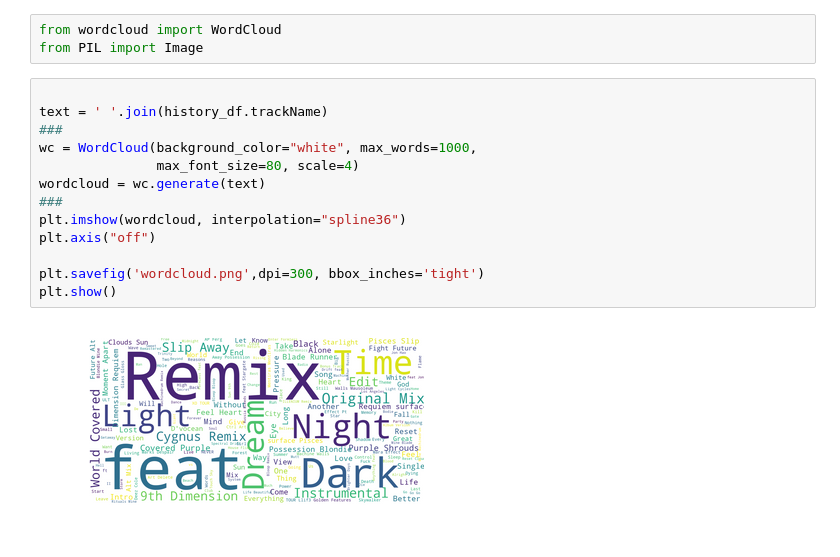
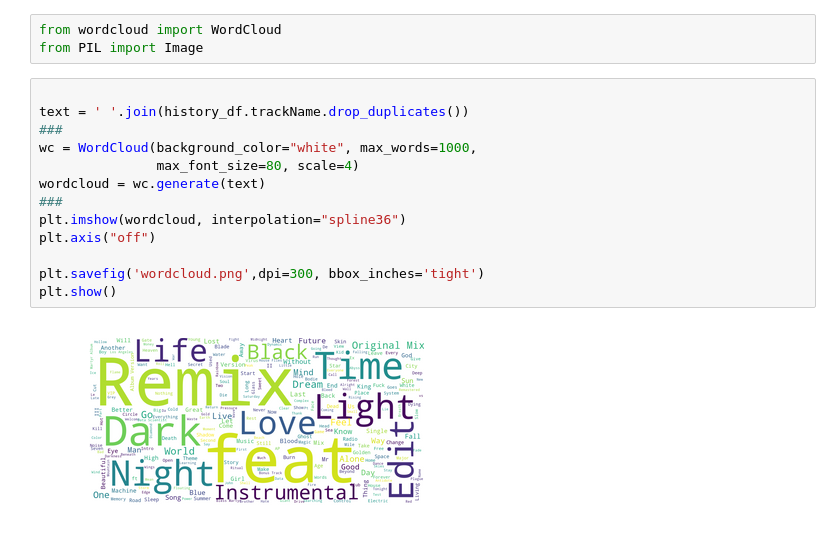
Before and after one commit to modw/spotify-data, a Jupyter notebook: spotify-eda.ipynb, the cells around one changed output. Drawn from its saved outputs; the diff is of its cells as text.

```diff
--- a/spotify-eda.ipynb
+++ b/spotify-eda.ipynb
@@ -455,16 +501,16 @@ from wordcloud import WordCloud
 from PIL import Image
 # %%
 
-text = ' '.join(history_df.trackName)
+text = ' '.join(history_df.trackName.drop_duplicates())
 ###
 wc = WordCloud(background_color="white", max_words=1000,
                max_font_size=80, scale=4)
 wordcloud = wc.generate(text)
 ###
 plt.imshow(wordcloud, interpolation="spline36")
 plt.axis("off")
 
 plt.savefig('wordcloud.png',dpi=300, bbox_inches='tight')
 plt.show()
 # %% [output]
-[figure, old version]
+[figure, new version]
```
Also changed, not shown: parts of 19 cells of this notebook.
